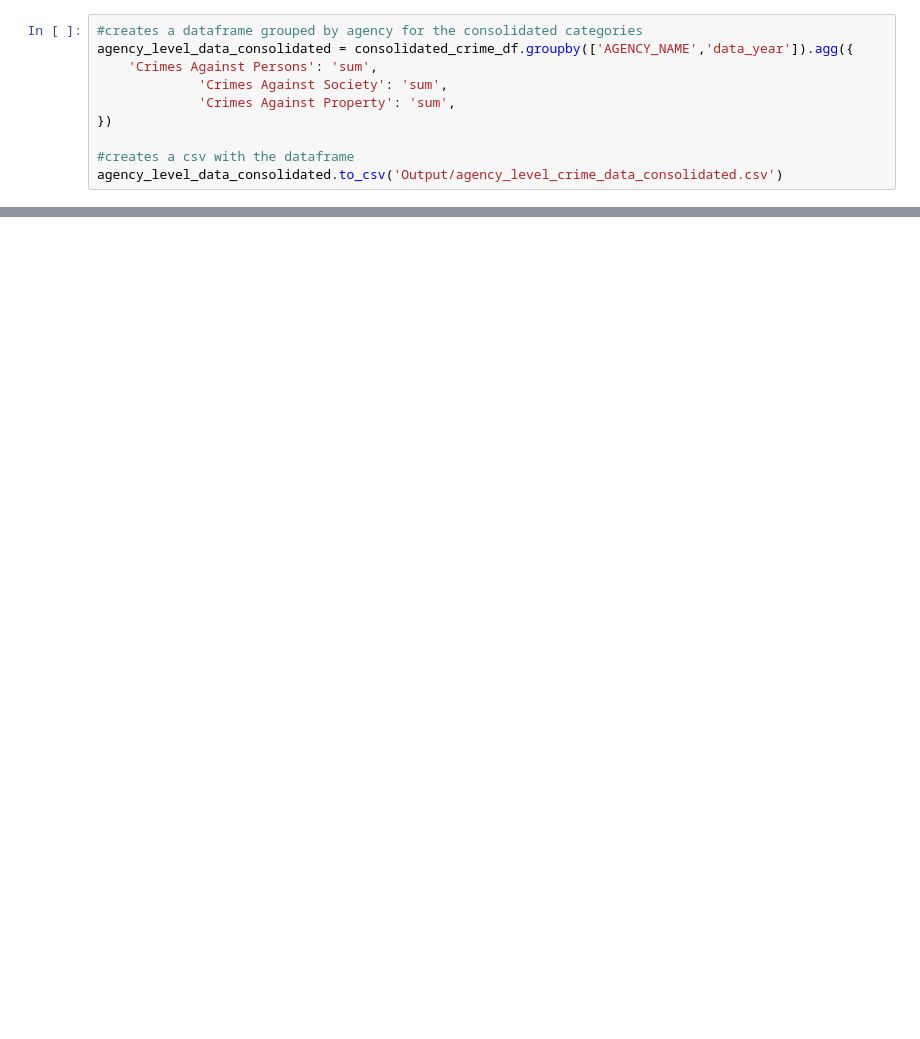
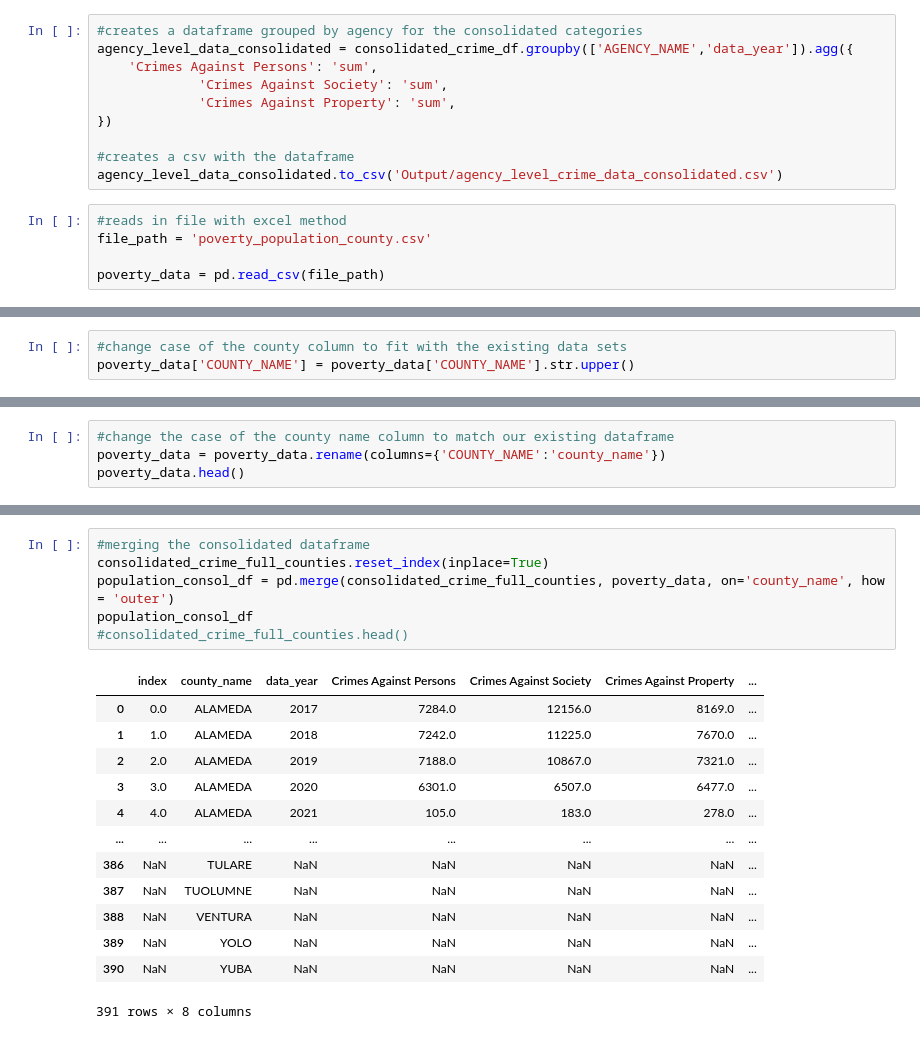
Before and after one commit to maryemackin/Crime_Plotters, a Jupyter notebook: Cleaning Test.ipynb, the cells around one changed output, grey strips where cells are left out. Cells and saved outputs as stored; diff of their text form; blank space fills up the shorter version.

```diff
--- a/Cleaning Test.ipynb
+++ b/Cleaning Test.ipynb
@@ -509,3 +701,8 @@ agency_level_data_consolidated = consolidated_crime_df.groupby(['AGENCY_NAME','d
 
 #creates a csv with the dataframe
 agency_level_data_consolidated.to_csv('Output/agency_level_crime_data_consolidated.csv')
+# %%
+#reads in file with excel method
+file_path = 'poverty_population_county.csv'
+
+poverty_data = pd.read_csv(file_path)
@@ -511,0 +716,3 @@ agency_level_data_consolidated.to_csv('Output/agency_level_crime_data_consolidat
+# %%
+#change case of the county column to fit with the existing data sets
+poverty_data['COUNTY_NAME'] = poverty_data['COUNTY_NAME'].str.upper()
@@ -511,0 +726,4 @@ agency_level_data_consolidated.to_csv('Output/agency_level_crime_data_consolidat
+# %%
+#change the case of the county name column to match our existing dataframe
+poverty_data = poverty_data.rename(columns={'COUNTY_NAME':'county_name'})
+poverty_data.head()
@@ -511,0 +737,20 @@ agency_level_data_consolidated.to_csv('Output/agency_level_crime_data_consolidat
+# %%
+#merging the consolidated dataframe
+consolidated_crime_full_counties.reset_index(inplace=True)
+population_consol_df = pd.merge(consolidated_crime_full_counties, poverty_data, on='county_name', how = 'outer')
+population_consol_df
+#consolidated_crime_full_counties.head()
+# %% [output]
+|  | index | county_name | data_year | Crimes Against Persons | Crimes Against Society | Crimes Against Property | ... |
+| 0 | 0.0 | ALAMEDA | 2017 | 7284.0 | 12156.0 | 8169.0 | ... |
+| 1 | 1.0 | ALAMEDA | 2018 | 7242.0 | 11225.0 | 7670.0 | ... |
+| 2 | 2.0 | ALAMEDA | 2019 | 7188.0 | 10867.0 | 7321.0 | ... |
+| 3 | 3.0 | ALAMEDA | 2020 | 6301.0 | 6507.0 | 6477.0 | ... |
+| 4 | 4.0 | ALAMEDA | 2021 | 105.0 | 183.0 | 278.0 | ... |
+| ... | ... | ... | ... | ... | ... | ... | ... |
+| 386 | NaN | TULARE | NaN | NaN | NaN | NaN | ... |
+| 387 | NaN | TUOLUMNE | NaN | NaN | NaN | NaN | ... |
+| 388 | NaN | VENTURA | NaN | NaN | NaN | NaN | ... |
+| 389 | NaN | YOLO | NaN | NaN | NaN | NaN | ... |
+| 390 | NaN | YUBA | NaN | NaN | NaN | NaN | ... |
+391 rows × 8 columns
```
Also changed, not shown: parts of 19 cells of this notebook.
